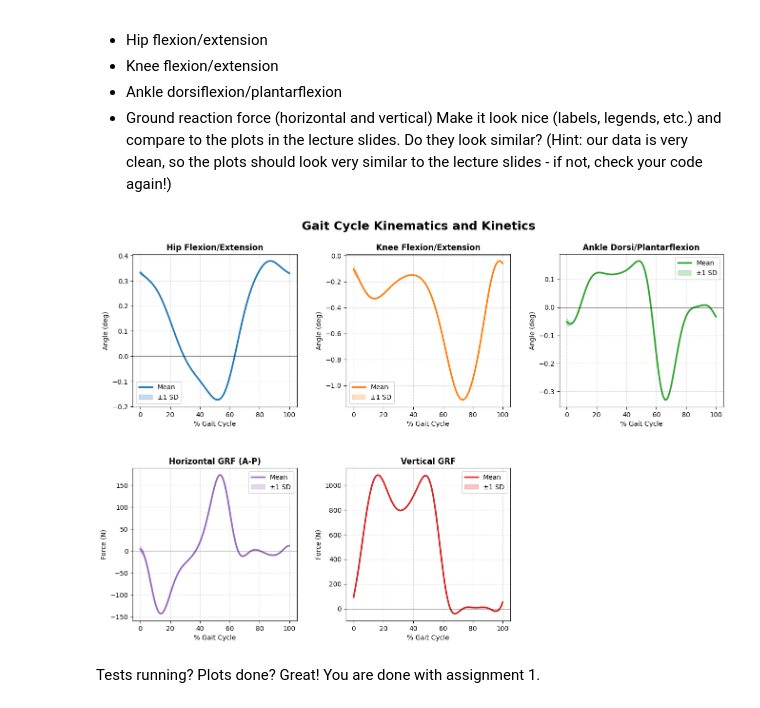
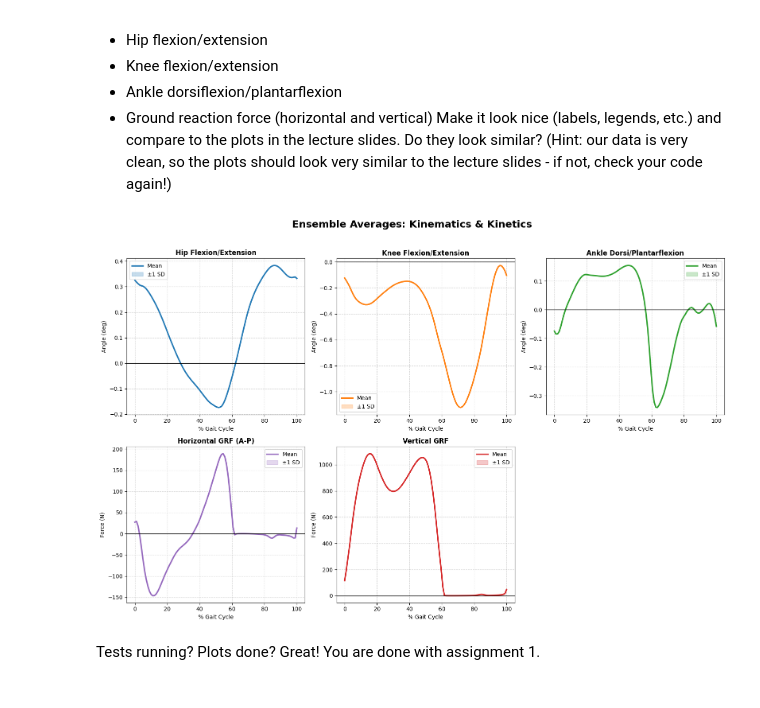
Before and after one commit to nandakishor-v/seminar-rma, a Jupyter notebook: task01.ipynb, the cells around one changed output. Saved outputs shown, nothing was run; the diff lists cells and outputs as text; code cells hidden in the pictures.

```diff
--- a/task01.ipynb
+++ b/task01.ipynb
@@ -111,70 +110,59 @@ Make it look nice (labels, legends, etc.) and compare to the plots in the lectur
 # %%
 import pandas as pd
 import numpy as np
 import matplotlib.pyplot as plt
-from utils import segment, filter
+from utils import segment
 
-# --- 1. DATA PREPARATION (Bypassing Cell 1.2) ---
-# Load and filter the angles
-angles_data = pd.read_csv('data/angles.csv')
-filtered_angles = filter.butterworth_lowpass_filter(angles_data, cutoff=6, fs=100, order=4)
+# --- 1. USE THE PRE-CLEANED DATA ---
+clean_grf = pd.read_csv('data/grf_clean.csv')
+clean_angles = pd.read_csv('data/angles_clean.csv')
 
-# Re-filter GRF just to be safe (using the grf_data from cell 1.1)
-filtered_grf = filter.butterworth_lowpass_filter(grf_data, cutoff=6, fs=100, order=4)
+# Combine into one table (dropping 'time' from angles)
+combined_data = pd.concat([clean_grf, clean_angles.drop(columns=['time'])], axis=1)
 
-# Combine forces and angles into one dataframe
-combined_data = pd.concat([filtered_grf, filtered_angles.drop(columns=['time'])], axis=1)
-
-# Segment and average the combined data
-combined_cycles = segment.segment_gait_cycles(combined_data['force_r_y'], data=combined_data, threshold=60)
-mean_data, std_data = segment.ensemble_average(combined_cycles)
+# Segment and average
+cycles = segment.segment_gait_cycles(combined_data['force_r_y'], data=combined_data, threshold=60)
+mean_data, std_data = segment.ensemble_average(cycles)
 
 
-# --- 2. PLOT ONLY THE REQUESTED VARIABLES ---
-percent_gait = np.linspace(0, 100, 100) # X-axis is 0 to 100%
+# --- 2. PLOTTING WITH DICTIONARIES ---
+percent_gait = np.linspace(0, 100, 100)
+plt.figure(figsize=(16, 10))
 
-# 5 variables -> 2x3 grid
-fig, axes = plt.subplots(2, 3, figsize=(16, 10))
-fig.subplots_adjust(hspace=0.4, wspace=0.3)
-axes = axes.flatten()
-
-# The exact list from your assignment screenshot
-variables_to_plot = [
-    {'col': 'hip_flexion_r', 'title': 'Hip Flexion/Extension', 'ylabel': 'Angle (deg)', 'color': 'tab:blue'},
-    {'col': 'knee_angle_r', 'title': 'Knee Flexion/Extension', 'ylabel': 'Angle (deg)', 'color': 'tab:orange'},
-    {'col': 'ankle_angle_r', 'title': 'Ankle Dorsi/Plantarflexion', 'ylabel': 'Angle (deg)', 'color': 'tab:green'},
+# UPDATED: Now using 'q_hip_r', 'q_knee_r', and 'q_ankle_r'
+plot_configs = [
+    {'col': 'q_hip_r', 'title': 'Hip Flexion/Extension', 'ylabel': 'Angle (deg)', 'color': 'tab:blue'},
+    {'col': 'q_knee_r', 'title': 'Knee Flexion/Extension', 'ylabel': 'Angle (deg)', 'color': 'tab:orange'},
+    {'col': 'q_ankle_r', 'title': 'Ankle Dorsi/Plantarflexion', 'ylabel': 'Angle (deg)', 'color': 'tab:green'},
     {'col': 'force_r_x', 'title': 'Horizontal GRF (A-P)', 'ylabel': 'Force (N)', 'color': 'tab:purple'},
     {'col': 'force_r_y', 'title': 'Vertical GRF', 'ylabel': 'Force (N)', 'color': 'tab:red'}
 ]
 
-for i, var in enumerate(variables_to_plot):
-    ax = axes[i]
-    col = var['col']
+# Loop through our dictionary configurations
+for i, config in enumerate(plot_configs):
+    plt.subplot(2, 3, i + 1)
+    col = config['col']
 
-    if col in mean_data.columns:
-        mean = mean_data[col]
-        std = std_data[col]
+    # Plot the line and shaded SD using the dictionary's color
+    plt.plot(percent_gait, mean_data[col], color=config['color'], linewidth=2.5, label='Mean')
+    plt.fill_between(percent_gait,
+                     mean_data[col] - std_data[col],
+                     mean_data[col] + std_data[col],
+                     color=config['color'], alpha=0.25, label='±1 SD')
 
-        # Plot mean and shaded standard deviation
-        ax.plot(percent_gait, mean, color=var['color'], linewidth=2.5, label='Mean')
-        ax.fill_between(percent_gait, mean - std, mean + std, color=var['color'], alpha=0.25, label='±1 SD')
+    # Formatting using the dictionary's specific title and y-label
+    plt.title(config['title'], fontweight='bold')
+    plt.xlabel('% Gait Cycle')
+    plt.ylabel(config['ylabel'])
 
-        # Formatting for a nice look
-        ax.set_title(var['title'], fontweight='bold')
-        ax.set_xlabel('% Gait Cycle')
-        ax.set_ylabel(var['ylabel'])
-        ax.axhline(0, color='black', linewidth=0.8, alpha=0.5)
-        ax.grid(True, linestyle='--', alpha=0.5)
-        ax.legend()
-    else:
-        ax.text(0.5, 0.5, f"Column '{col}' missing.", ha='center', va='center', color='red', weight='bold')
+    plt.axhline(0, color='black', linewidth=1)
+    plt.grid(True, linestyle='--', alpha=0.5)
+    plt.legend()
 
-# Remove the 6th empty subplot so it looks professional
-fig.delaxes(axes[5])
-
-plt.suptitle('Gait Cycle Kinematics and Kinetics', fontsize=18, fontweight='bold', y=0.95)
+plt.suptitle('Ensemble Averages: Kinematics & Kinetics', fontsize=18, fontweight='bold', y=1.02)
+plt.tight_layout()
 plt.show()
 # %% [output]
-[figure, old version]
+[figure, new version]
 # %% [markdown]
 Tests running? Plots done? Great! You are done with assignment 1.
```
Also changed, not shown: parts of 1 cell of this notebook.
